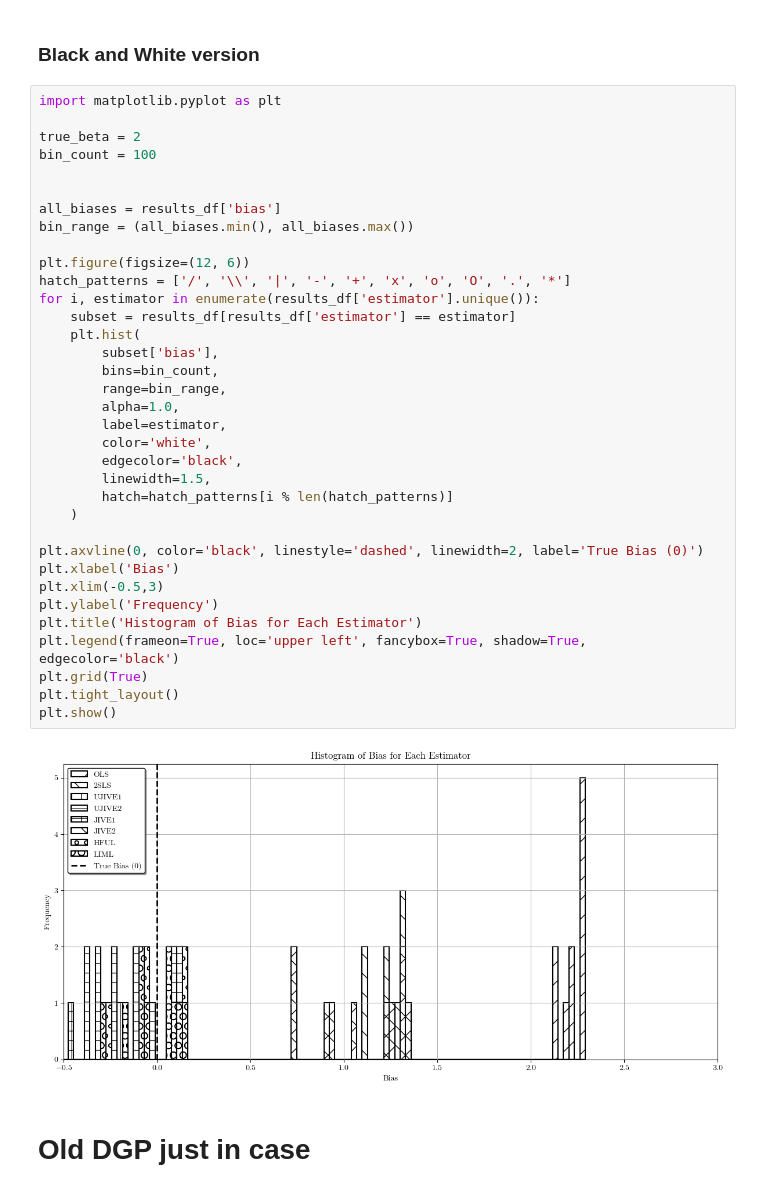
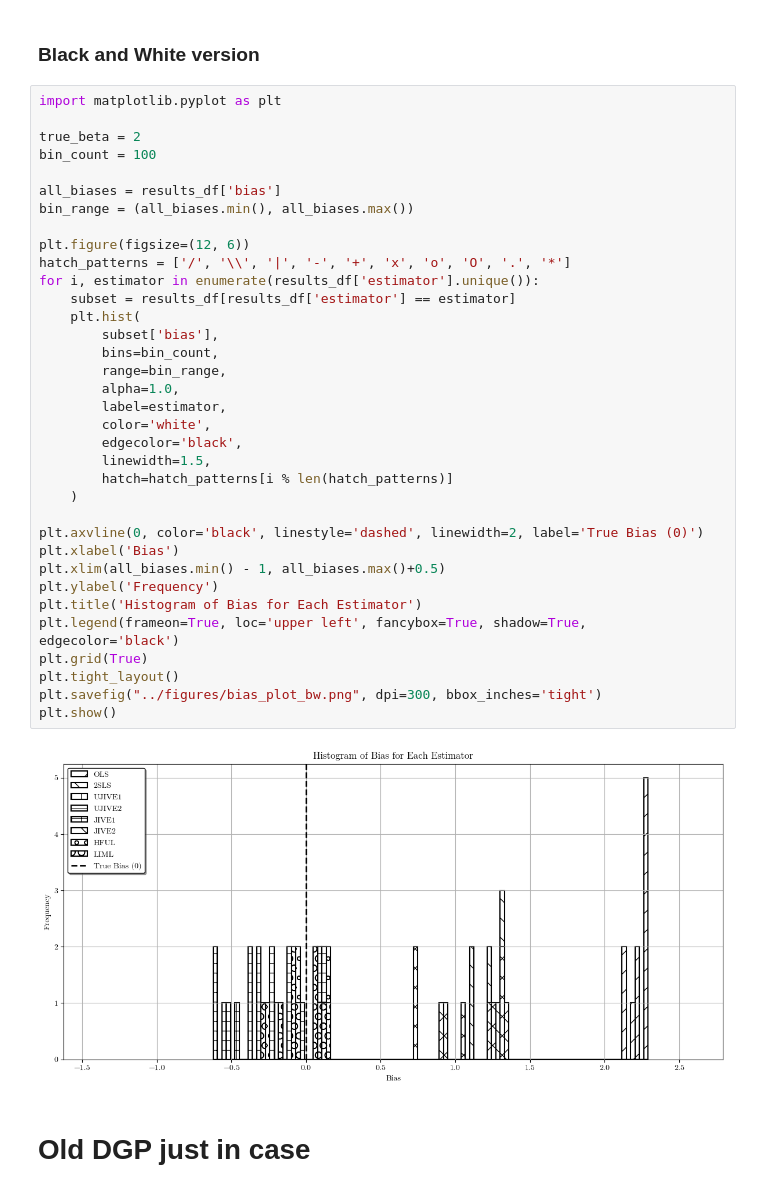
Before and after one commit to hyattjon/weak_instruments, a Jupyter notebook: weak_instruments/monte_carlo.ipynb, the cells around one changed output. Drawn from its saved outputs; the diff is of its cells as text.

Commit message:
updates to bw plots as well

```diff
--- a/weak_instruments/monte_carlo.ipynb
+++ b/weak_instruments/monte_carlo.ipynb
@@ -293,38 +315,38 @@ import matplotlib.pyplot as plt
 
 true_beta = 2
 bin_count = 100
-
 
 all_biases = results_df['bias']
 bin_range = (all_biases.min(), all_biases.max())
 
 plt.figure(figsize=(12, 6))
 hatch_patterns = ['/', '\\', '|', '-', '+', 'x', 'o', 'O', '.', '*']
 for i, estimator in enumerate(results_df['estimator'].unique()):
     subset = results_df[results_df['estimator'] == estimator]
     plt.hist(
         subset['bias'],
         bins=bin_count,
         range=bin_range,
         alpha=1.0,
         label=estimator,
         color='white',
         edgecolor='black',
         linewidth=1.5,
         hatch=hatch_patterns[i % len(hatch_patterns)]
     )
 
 plt.axvline(0, color='black', linestyle='dashed', linewidth=2, label='True Bias (0)')
 plt.xlabel('Bias')
-plt.xlim(-0.5,3)
+plt.xlim(all_biases.min() - 1, all_biases.max()+0.5)
 plt.ylabel('Frequency')
 plt.title('Histogram of Bias for Each Estimator')
 plt.legend(frameon=True, loc='upper left', fancybox=True, shadow=True, edgecolor='black')
 plt.grid(True)
 plt.tight_layout()
+plt.savefig("../figures/bias_plot_bw.png", dpi=300, bbox_inches='tight')
 plt.show()
 # %% [output]
-[figure, old version]
+[figure, new version]
 # %% [markdown]
 # Old DGP just in case
 # %%
```
Also changed, not shown: parts of 1 cell of this notebook, 2 other files.
